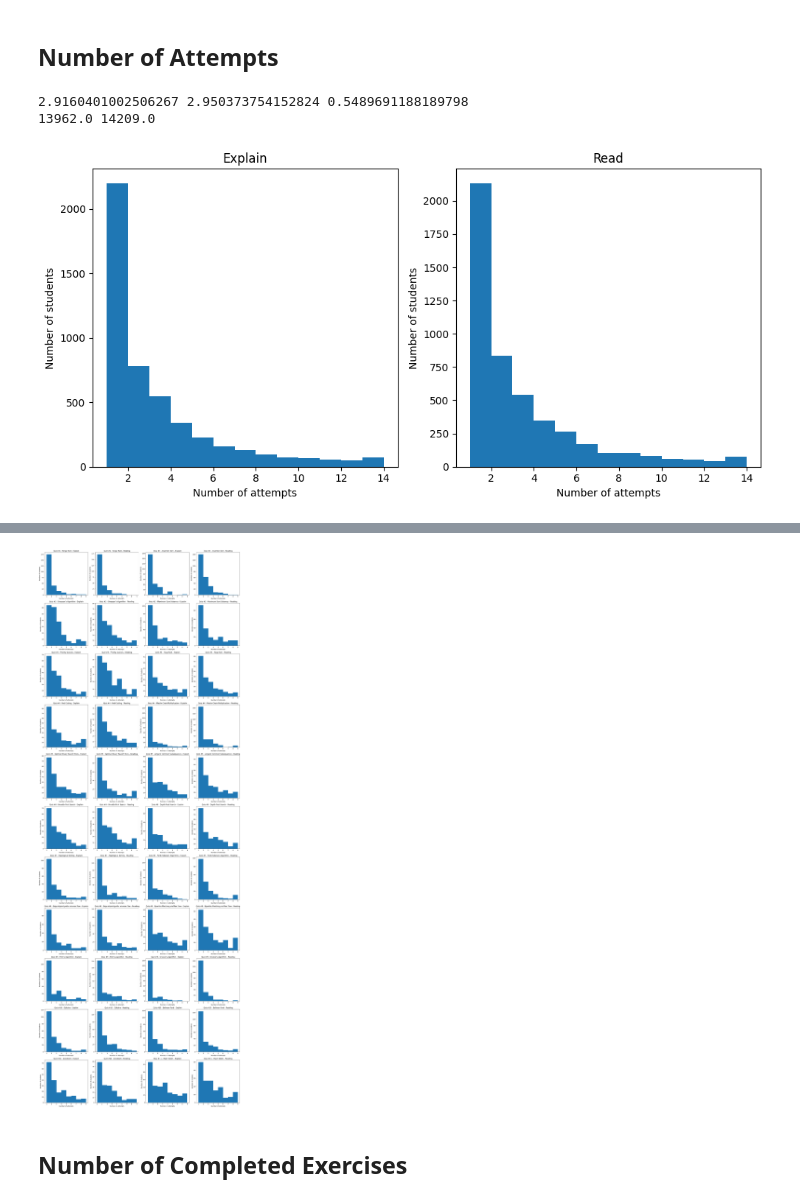
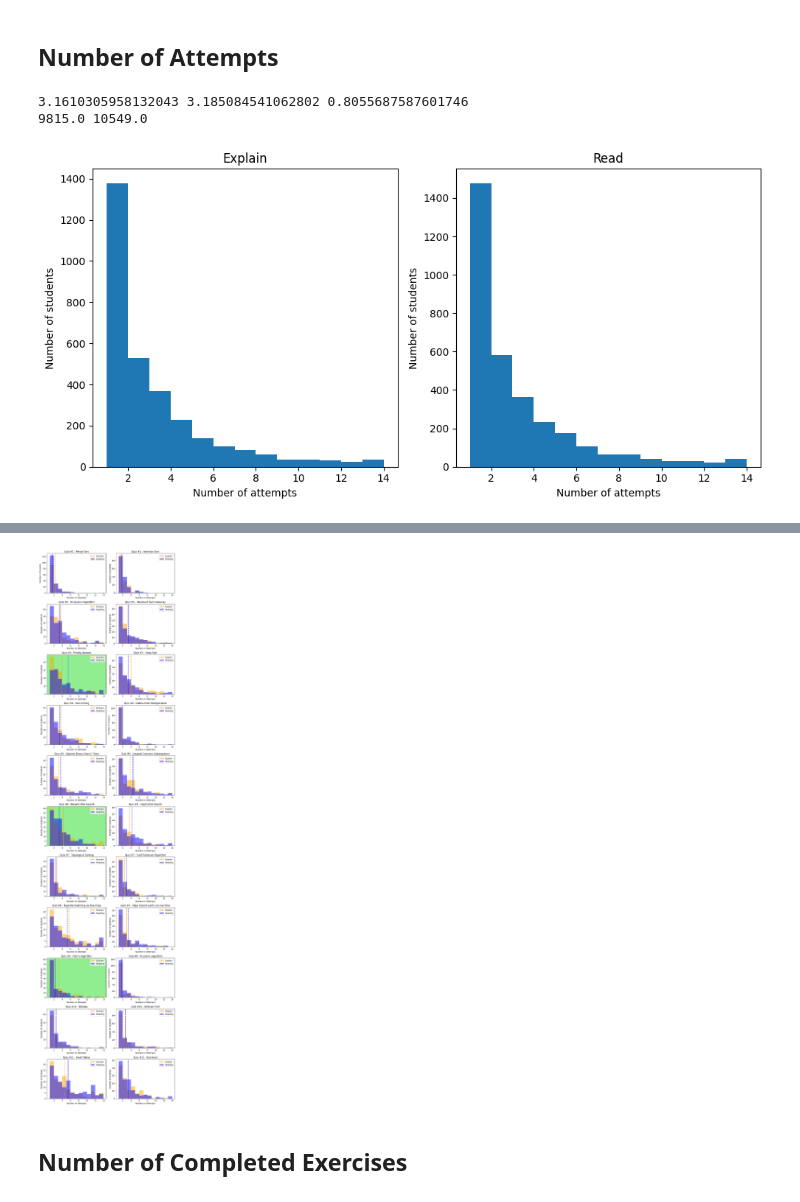
Before and after one commit to AmauryGeorge/LearningByExplaining, a Jupyter notebook: cleanednb.ipynb, the cells around one changed output, grey strips where cells are left out. Drawn from its saved outputs; the diff is of its cells as text; code cells hidden in the pictures.

Commit message:
week 5

```diff
--- a/cleanednb.ipynb
+++ b/cleanednb.ipynb
@@ -41,0 +14,2 @@ df
+# %%
+df_load = pd.read_json('merged_logs.jsonl', lines=True, convert_dates=['_creationTime'])
@@ -44,11 +45,9 @@ df
 # %%
 print(df.query("type == 'quizSubmission'")["week"].value_counts()[weeks])
 df.query("type == 'quizSubmission'")["week"].value_counts()[weeks].plot(kind='bar')
-c = df.query("type == 'quizSubmission'").groupby(["userId","exerciseId"]).transform('size')
-df["num_attempts"] = df.query("type == 'quizSubmission'").groupby(["userId","exerciseId"]).transform('count')["type"]
-display(df.query("num_attempts ==76").sort_values("_creationTime"))
+df["num_attempts"] = df[df['type'] == 'quizSubmission'].groupby(["userId", "exerciseId"])["type"].transform('count')
+display(df["num_attempts"] )
 plt.savefig('figures/attempts/attemptStarted.png')
 plt.show()
-df
 # %% [output]
 week
@@ -83,9 +80,10 @@ FileNotFoundError: [Errno 2] No such file or directory: 'figures/attempts/attemp
 fig, ax = plt.subplots(11, 2, figsize=(10, 40))
 bins = np.arange(1, 30,1)
 for i,week in enumerate(weeks):
-    attempts = df.query("type == 'quizSubmission' and week == @week")
+    attempts = df.query("week == @week")
     for j,ex in enumerate(attempts["exerciseName"].unique()):
-        attempts.query("exerciseName == @ex").groupby("userId").transform("size").plot(kind='hist', ax=ax[i,j], title=ex, bins=bins)
+        q = attempts.query("exerciseName == @ex and type == 'quizSubmission'").drop_duplicates(subset=['userId', 'exerciseId'])["num_attempts"]
+        q.plot(kind='hist', bins=bins, ax=ax[i,j])
         ax[i,j].set_xlabel("Number of attempts")
         ax[i,j].set_ylabel("Number of students")
         ax[i,j].set_title(ex)
@@ -100,12 +98,12 @@ plt.show()
 # %%
 fig, ax = plt.subplots(1, 2, figsize=(10, 5))
 bins = np.arange(1, 15,1)
-explain = df.query("variant == 'explain' and num_attempts<15").drop_duplicates(subset=["userId","exerciseName"])["num_attempts"]
+explain = df.query("variant == 'explain'").dropna(subset="num_attempts").drop_duplicates(subset=["userId","exerciseName"])["num_attempts"]
 explain.plot(kind='hist', ax=ax[0], title='Explain', bins=bins)
 ax[0].set_xlabel("Number of attempts")
 ax[0].set_ylabel("Number of students")
 ax[0].set_title("Explain")
-read = df.query("variant == 'reading'and num_attempts<15").drop_duplicates(subset=["userId","exerciseName"])["num_attempts"]
+read = df.query("variant == 'reading'").dropna(subset="num_attempts").drop_duplicates(subset=["userId","exerciseName"])["num_attempts"].dropna()
 read.plot(kind='hist', ax=ax[1], title='Read', bins=bins)
 ax[1].set_xlabel("Number of attempts")
 ax[1].set_ylabel("Number of students")
@@ -115,33 +113,34 @@ ttest = stats.ttest_ind(explain, read)
 print(explain.mean(),read.mean(),ttest.pvalue)
 print(explain.sum(),read.sum())
 # %% [output]
-2.9160401002506267 2.950373754152824 0.5489691188189798
-13962.0 14209.0
+3.1610305958132043 3.185084541062802 0.8055687587601746
+9815.0 10549.0
-[figure, old version]
+[figure, new version]
 # %%
-fig, ax = plt.subplots(len(weeks), 4, figsize=(20, 55))
-bins = np.arange(1, 10,1)
-for week in weeks :
-    explain = df.query("variant == 'explain' and week == @week").dropna(subset="num_attempts").drop_duplicates(subset=['userId','exerciseId']).query("num_attempts <10")
-    read = df.query("variant == 'reading' and week == @week").dropna(subset="num_attempts").drop_duplicates(subset=['userId','exerciseId']).query("num_attempts <10")
+fig, ax = plt.subplots(len(weeks), 2, figsize=(10, 40))
+bins = np.arange(1, 15, 1)
+
+for week in weeks:
+    explain = df.query("variant == 'explain' and week == @week").dropna(subset="num_attempts").drop_duplicates(subset=['userId', 'exerciseId'])
+    read = df.query("variant == 'reading' and week == @week").dropna(subset="num_attempts").drop_duplicates(subset=['userId', 'exerciseId'])
     exercise_list = list(explain["exerciseName"].unique())
+
     for ex in exercise_list:
-        i1 = 2*exercise_list.index(ex)
-        i2 = 1+2*exercise_list.index(ex)
+        idx = exercise_list.index(ex)
         dfe = explain.query("exerciseName == @ex")["num_attempts"]
-        dfe.plot(kind='hist', ax=ax[weeks.index(week),i1],bins=bins)
-        ax[weeks.index(week),i1].set_xlabel("Number of attempts")
-        ax[weeks.index(week),i1].set_ylabel("Number of students")
-        ax[weeks.index(week),i1].set_title(f"{week} - {ex} - Explain")
         dfr = read.query("exerciseName == @ex")["num_attempts"]
-        dfr.plot(kind='hist', ax=ax[weeks.index(week),i2],bins=bins)
-        ax[weeks.index(week),i2].set_xlabel("Number of attempts")
-        ax[weeks.index(week),i2].set_ylabel("Number of students")
-        ax[weeks.index(week),i2].set_title(f"{week} - {ex} - Reading")
-        ttest = stats.ttest_ind(dfe,dfr)
+        dfe.plot(kind='hist', ax=ax[weeks.index(week), idx], bins=bins, alpha=0.5, label='Explain', color='orange')
+        dfr.plot(kind='hist', ax=ax[weeks.index(week), idx], bins=bins, alpha=0.5, label='Reading', color='blue')
+        ax[weeks.index(week), idx].set_xlabel("Number of attempts")
+        ax[weeks.index(week), idx].set_ylabel("Number of students")
+        ax[weeks.index(week), idx].set_title(f"{week} - {ex}")
+        ax[weeks.index(week), idx].axvline(dfe.mean(), color='orange', linestyle='dashed', linewidth=2)
+        ax[weeks.index(week), idx].axvline(dfr.mean(), color='blue', linestyle='dashed', linewidth=2)
+        ttest = stats.ttest_ind(dfe, dfr)
         if ttest.pvalue < 0.05:
-            ax[weeks.index(week),i1].set_facecolor('lightgreen')
-            ax[weeks.index(week),i2].set_facecolor('lightgreen')
-        print(f"{ex}: {dfe.mean():.2f},{dfr.mean():.2f},{ttest.pvalue:.2f}")
+            ax[weeks.index(week), idx].set_facecolor('lightgreen')
+        print(f"{ex}: Explain mean: {dfe.mean():.2f}, Reading mean: {dfr.mean():.2f}, p-value: {ttest.pvalue:.2f}")
+        ax[weeks.index(week), idx].legend()
+
 plt.tight_layout()
 # %% [output]
@@ -165,4 +164,4 @@ Hash Tables: 3.35,3.27,0.78
-[figure, old version]
+[figure, new version]
 # %% [markdown]
 ## Number of Completed Exercises
 # %%
```
Also changed, not shown: parts of 42 cells of this notebook, 8 other files.
